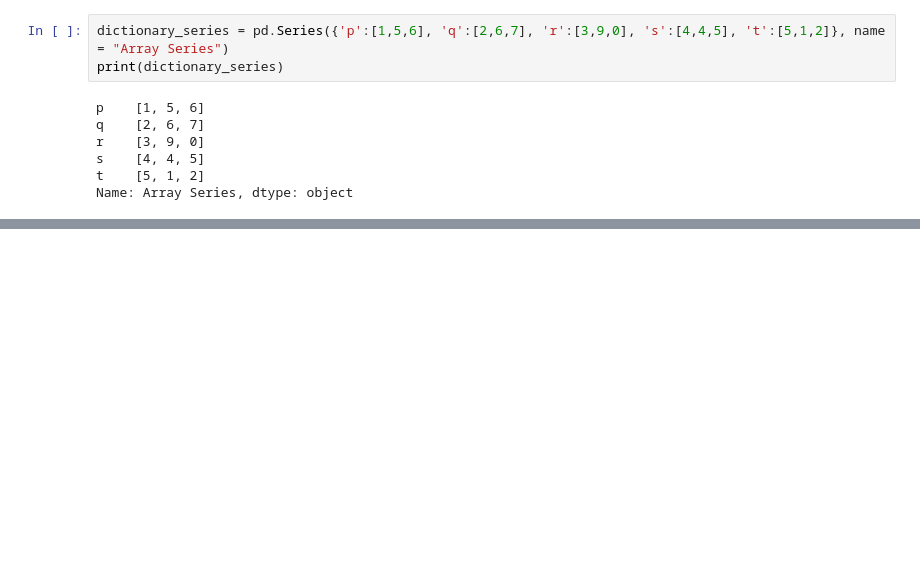
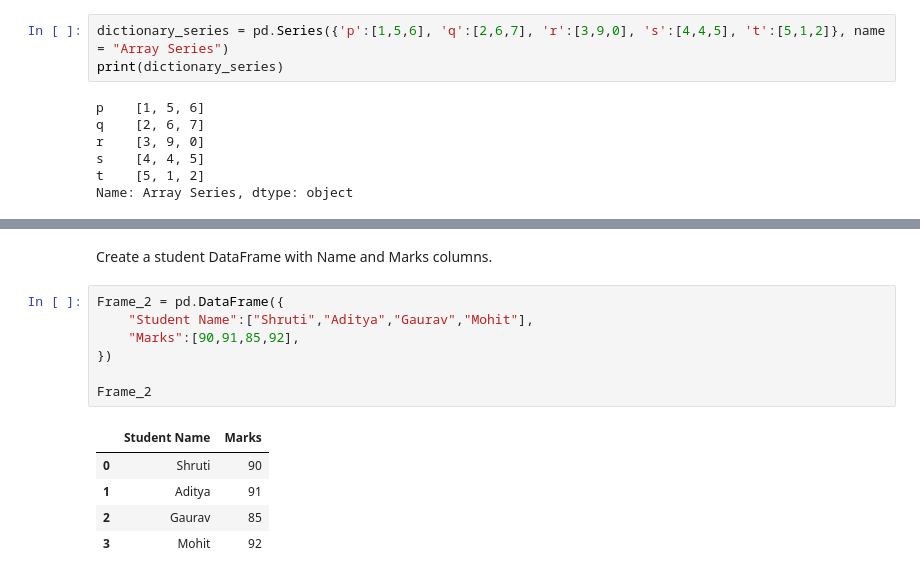
Before and after one commit to Gaurav-29-eng/Anudip, a Jupyter notebook: NUMPY.ipynb, the cells around one changed output, grey strips where cells are left out. Cells and saved outputs as stored; diff of their text form; blank space fills up the shorter version.

```diff
--- a/NUMPY.ipynb
+++ b/NUMPY.ipynb
@@ -1207,0 +1343,15 @@ Name: Array Series, dtype: object
+# %% [markdown]
+Create a student DataFrame with Name and Marks columns.
+# %%
+Frame_2 = pd.DataFrame({
+    "Student Name":["Shruti","Aditya","Gaurav","Mohit"],
+    "Marks":[90,91,85,92],
+})
+
+Frame_2
+# %% [output]
+|  | Student Name | Marks |
+| 0 | Shruti | 90 |
+| 1 | Aditya | 91 |
+| 2 | Gaurav | 85 |
+| 3 | Mohit | 92 |
```
Also changed, not shown: parts of 33 cells of this notebook.
